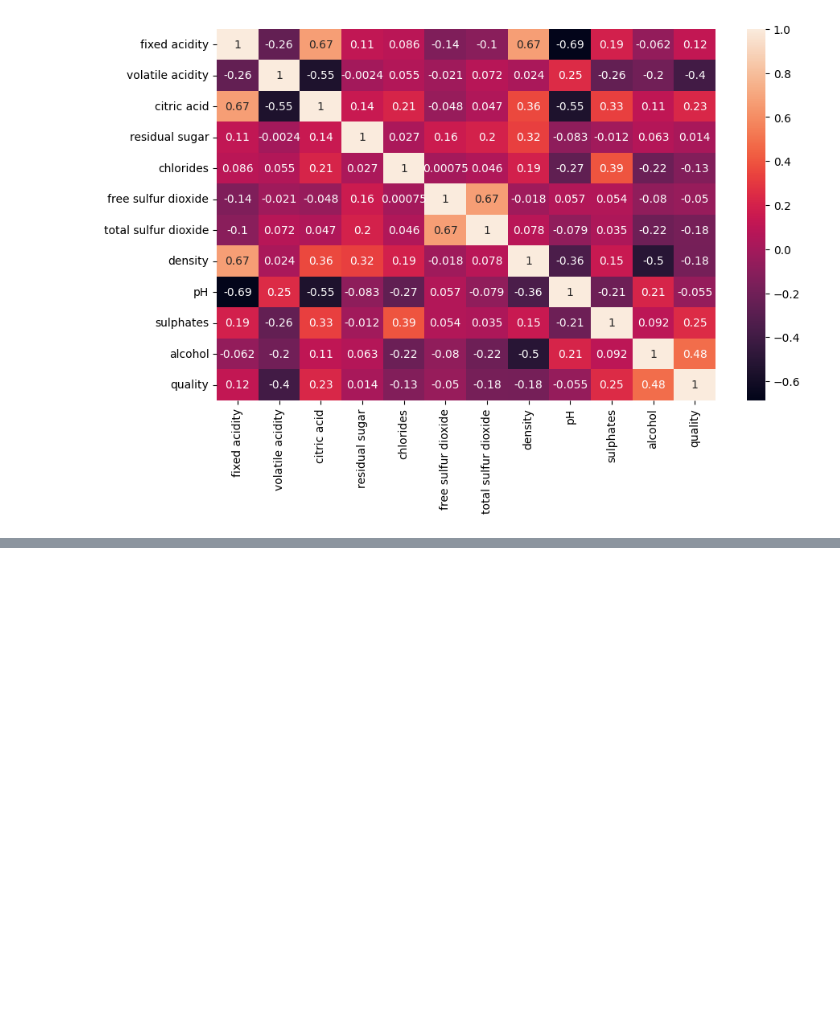
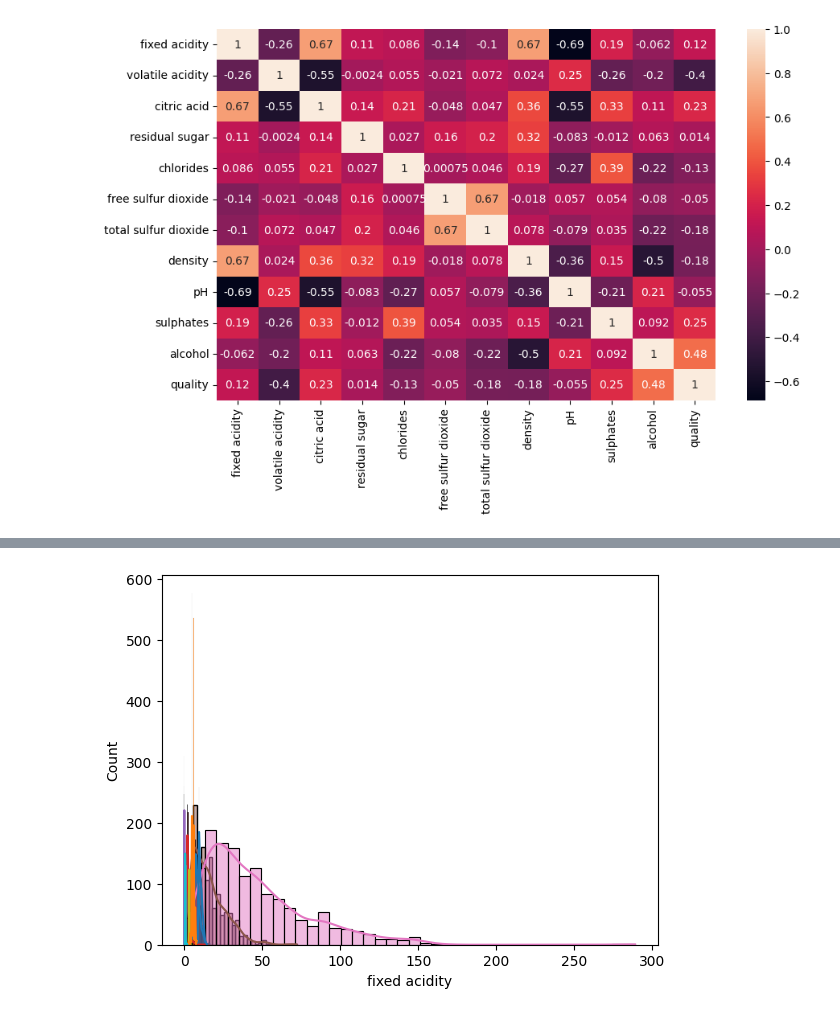
Before and after one commit to pashupatinathvidyarthi/Data-Science-Machine-Learning-Deep-Learning-and-NLP, a Jupyter notebook: Python/EDA/lec01.ipynb, the cells around one changed output, grey strips where cells are left out. Drawn from its saved outputs; the diff is of its cells as text; code cells hidden in the pictures; blank space fills up the shorter version.

```diff
--- a/Python/EDA/lec01.ipynb
+++ b/Python/EDA/lec01.ipynb
@@ -240,0 +252,5 @@ df.quality.value_counts().plot(kind='bar')
+# %%
+for column in df.columns:
+    sns.histplot(df[column],kde=True)
+# %% [output]
+[figure, added]
```
Also changed, not shown: parts of 5 cells of this notebook.
